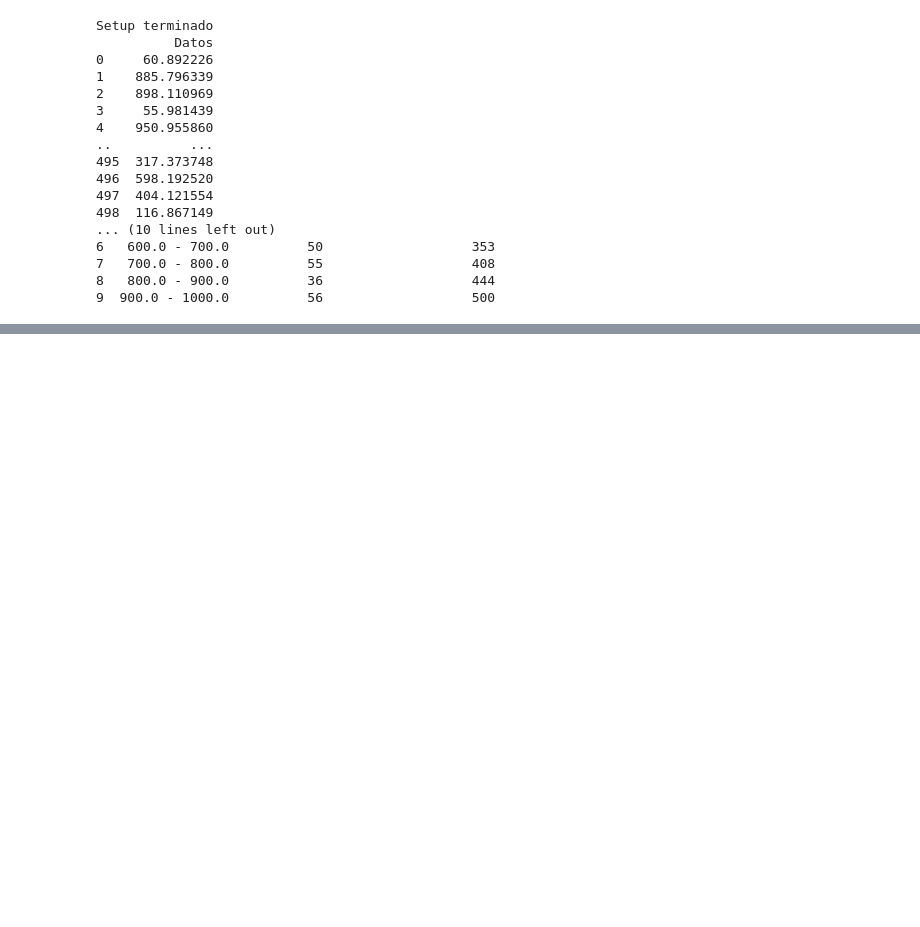
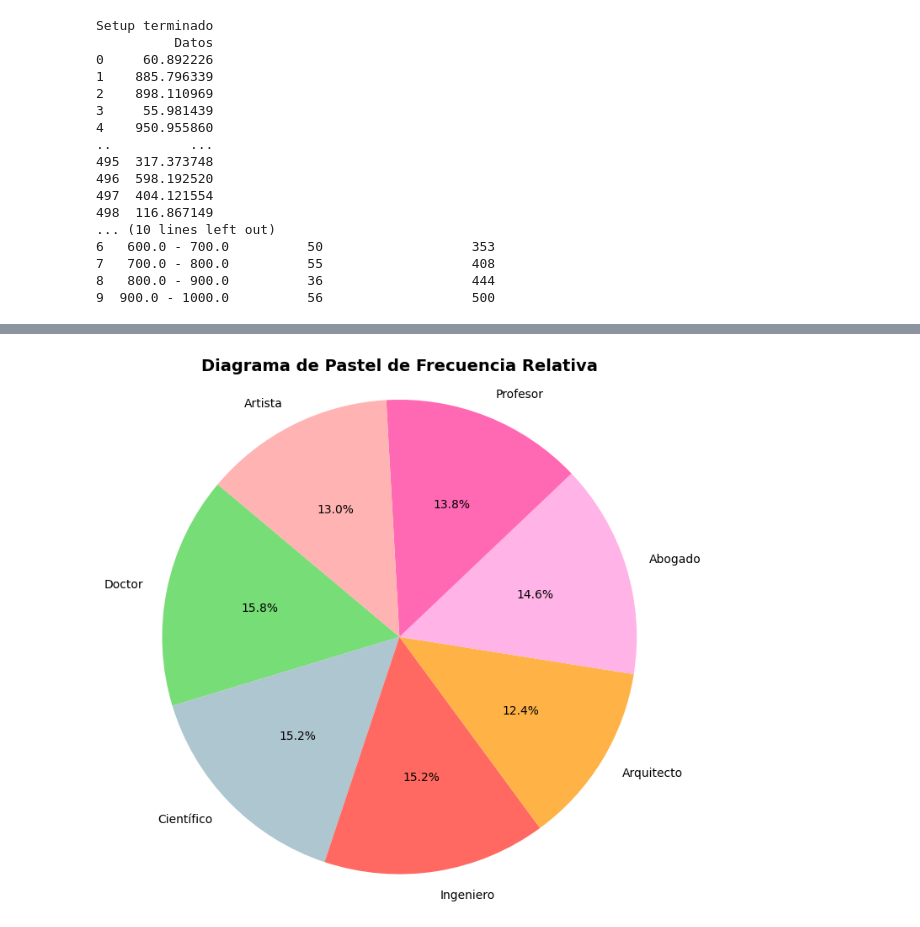
Before and after one commit to MoonAguilar/Tablas-de-frecuencias-Verano, a Jupyter notebook: Andycont.ipynb, the cells around one changed output, grey strips where cells are left out. Drawn from its saved outputs; the diff is of its cells as text; code cells hidden in the pictures; blank space fills up the shorter version.

```diff
--- a/Andycont.ipynb
+++ b/Andycont.ipynb
@@ -137,0 +191,67 @@ plt.show()
+# %%
+import numpy as np
+import pandas as pd
+import matplotlib.pyplot as plt
+
+# Configuración
+np.random.seed(0)  # Para reproducibilidad
+
+# Datos de ejemplo
+paises = ['Argentina', 'Brasil', 'Chile', 'Colombia', 'México', 'Perú', 'Venezuela']
+profesiones = ['Ingeniero', 'Doctor', 'Profesor', 'Abogado', 'Arquitecto', 'Científico', 'Artista']
+
+# Generar 500 datos aleatorios
+num_datos = 500
+data = {
+    'Pais': np.random.choice(paises, num_datos),
+    'Salario': np.random.randint(20000, 120000, num_datos),  # Salarios entre 20,000 y 120,000
+    'Personas': np.random.randint(1, 100, num_datos),  # Número de personas entre 1 y 100
+    'Profesion': np.random.choice(profesiones, num_datos)
+}
+
+# Crear un DataFrame
+df = pd.DataFrame(data)
+
+# Calcular la frecuencia de cada profesión
+frecuencia_profesion = df['Profesion'].value_counts()
+
+# Crear tabla de frecuencias
+tabla_frecuencia = pd.DataFrame({
+    'Profesión': frecuencia_profesion.index,
+    'Frecuencia': frecuencia_profesion.values
+})
+
+# Asignar salarios promedio a cada profesión
+salarios_promedio = {
+    'Ingeniero': 80000,
+    'Doctor': 100000,
+    'Profesor': 60000,
+    'Abogado': 70000,
+    'Arquitecto': 75000,
+    'Científico': 90000,
+    'Artista': 50000
+}
+
+# Crear una columna de salario promedio para las profesiones
+tabla_frecuencia['Salario Promedio'] = tabla_frecuencia['Profesión'].map(salarios_promedio)
+
+# Ordenar la tabla de frecuencias por salario promedio de mayor a menor
+tabla_frecuencia = tabla_frecuencia.sort_values(by='Salario Promedio', ascending=False)
+
+# Calcular la frecuencia relativa
+tabla_frecuencia['Frecuencia Relativa'] = tabla_frecuencia['Frecuencia'] / num_datos
+
+# Gráfica de Frecuencia Relativa - Diagrama de Pastel
+plt.figure(figsize=(8, 8))
+plt.pie(
+    tabla_frecuencia['Frecuencia Relativa'],
+    labels=tabla_frecuencia['Profesión'],
+    autopct='%1.1f%%',
+    startangle=140,
+    colors=['#77DD77', '#AEC6CF', '#FF6961', '#FFB347', '#FFB3E6', '#FF69B4', '#FFB3B3']
+)
+plt.title('Diagrama de Pastel de Frecuencia Relativa', fontsize=14, fontweight='bold')
+plt.axis('equal')  # Para que el pastel sea circular
+plt.show()
+# %% [output]
+[figure, added]
```
Also changed, not shown: parts of 4 cells of this notebook.
